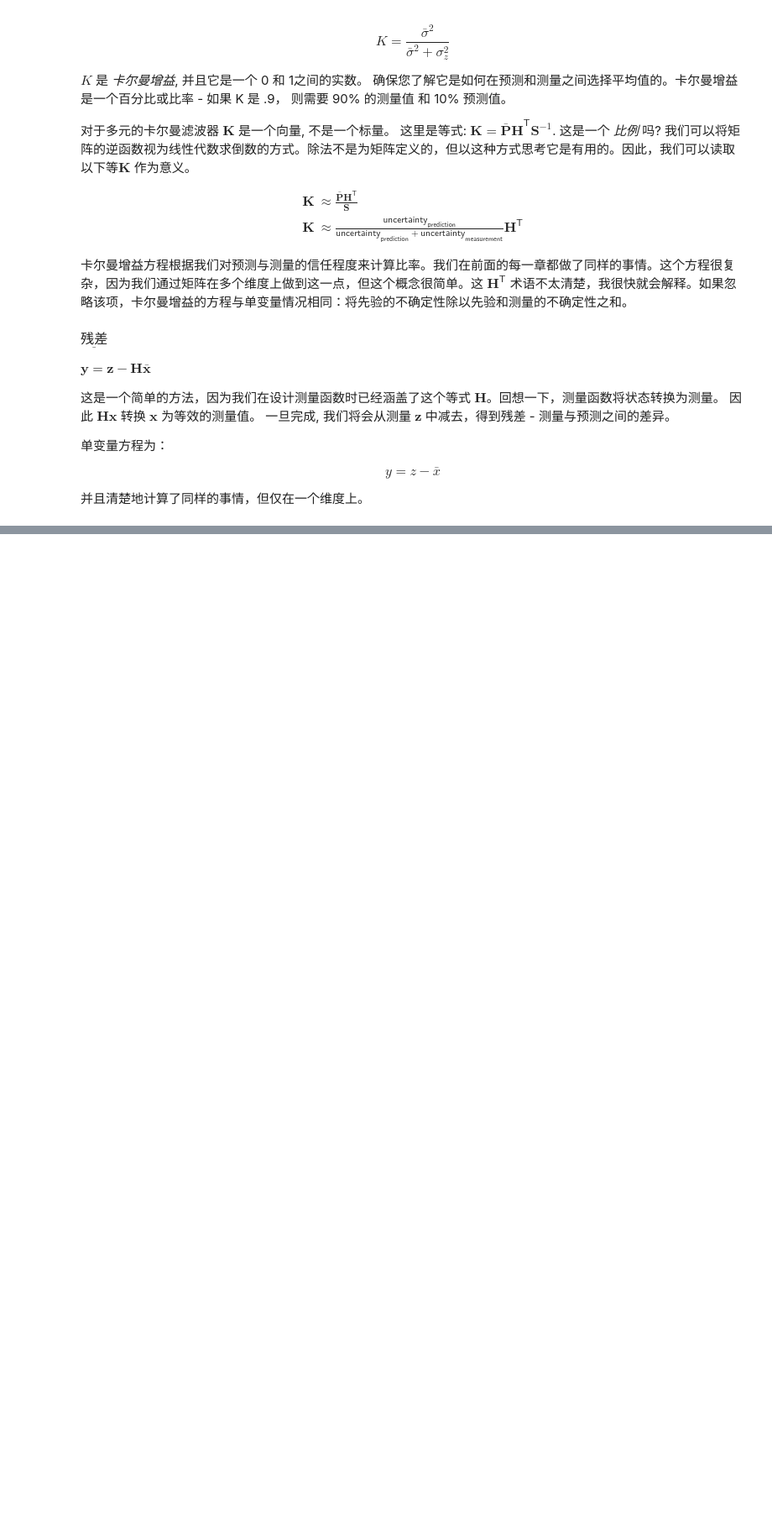
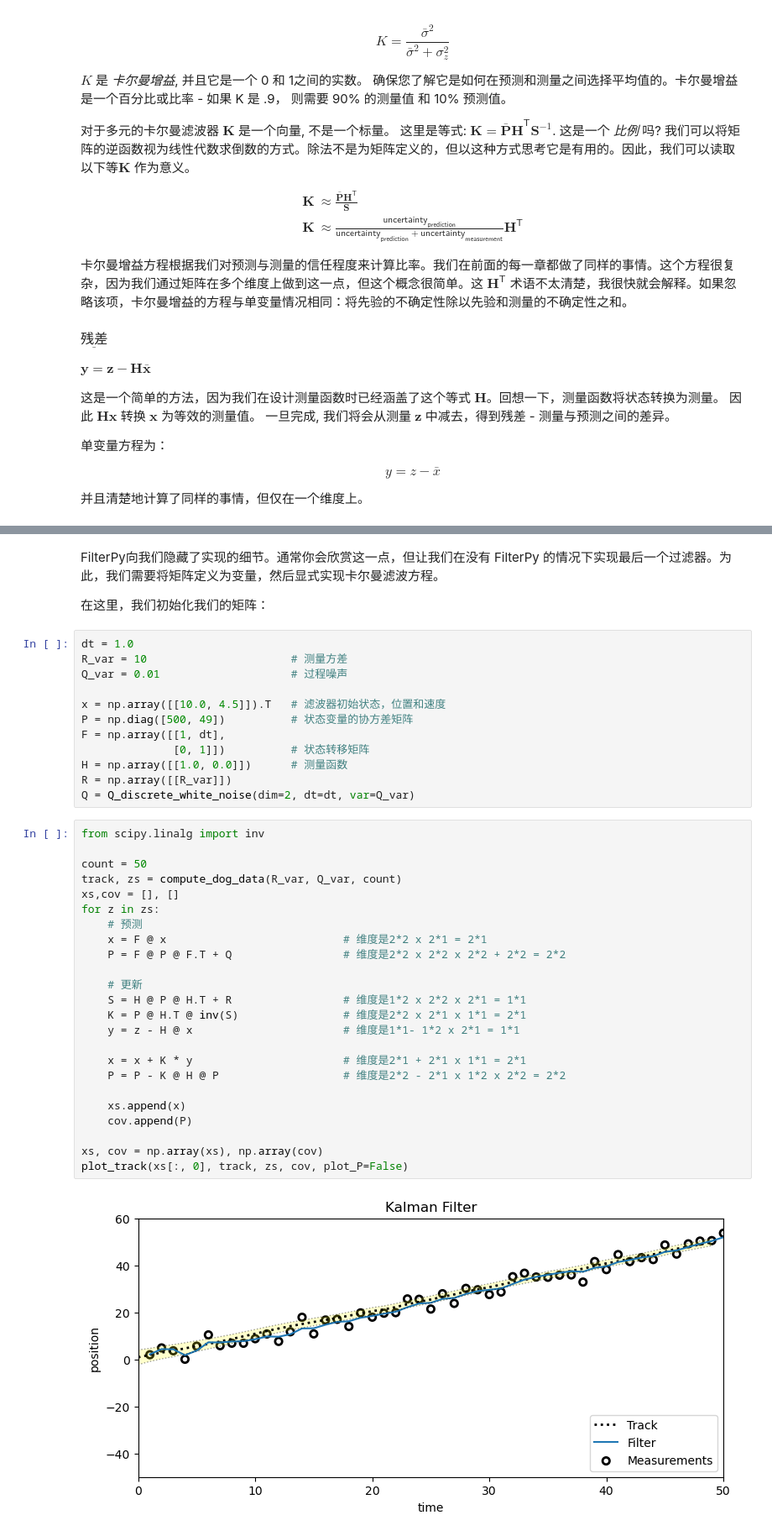
Before and after one commit to SunJianboGitHub/KalmanFilter, a Jupyter notebook: 06-多元卡尔曼滤波器.ipynb, the cells around one changed output, grey strips where cells are left out. Shown at 84% size. Saved outputs shown, nothing was run; the diff lists cells and outputs as text; blank space fills up the shorter version.

Commit message:
Multivariate-Kalman-Filters

```diff
--- a/06-多元卡尔曼滤波器.ipynb
+++ b/06-多元卡尔曼滤波器.ipynb
@@ -1118,0 +1153,42 @@ $$y = z - \bar x$$
+# %% [markdown]
+FilterPy向我们隐藏了实现的细节。通常你会欣赏这一点，但让我们在没有 FilterPy 的情况下实现最后一个过滤器。为此，我们需要将矩阵定义为变量，然后显式实现卡尔曼滤波方程。
+
+在这里，我们初始化我们的矩阵：
+# %%
+dt = 1.0
+R_var = 10                      # 测量方差
+Q_var = 0.01                    # 过程噪声
+
+x = np.array([[10.0, 4.5]]).T   # 滤波器初始状态，位置和速度
+P = np.diag([500, 49])          # 状态变量的协方差矩阵
+F = np.array([[1, dt],
+              [0, 1]])          # 状态转移矩阵
+H = np.array([[1.0, 0.0]])      # 测量函数
+R = np.array([[R_var]])
+Q = Q_discrete_white_noise(dim=2, dt=dt, var=Q_var)
+# %%
+from scipy.linalg import inv
+
+count = 50
+track, zs = compute_dog_data(R_var, Q_var, count)
+xs,cov = [], []
+for z in zs:
+    # 预测
+    x = F @ x                           # 维度是2*2 x 2*1 = 2*1
+    P = F @ P @ F.T + Q                 # 维度是2*2 x 2*2 x 2*2 + 2*2 = 2*2
+
+    # 更新
+    S = H @ P @ H.T + R                 # 维度是1*2 x 2*2 x 2*1 = 1*1
+    K = P @ H.T @ inv(S)                # 维度是2*2 x 2*1 x 1*1 = 2*1
+    y = z - H @ x                       # 维度是1*1- 1*2 x 2*1 = 1*1
+
+    x = x + K * y                       # 维度是2*1 + 2*1 x 1*1 = 2*1
+    P = P - K @ H @ P                   # 维度是2*2 - 2*1 x 1*2 x 2*2 = 2*2
+
+    xs.append(x)
+    cov.append(P)
+
+xs, cov = np.array(xs), np.array(cov)
+plot_track(xs[:, 0], track, zs, cov, plot_P=False)
+# %% [output]
+[figure, added]
```
Also changed, not shown: parts of 6 cells of this notebook.
